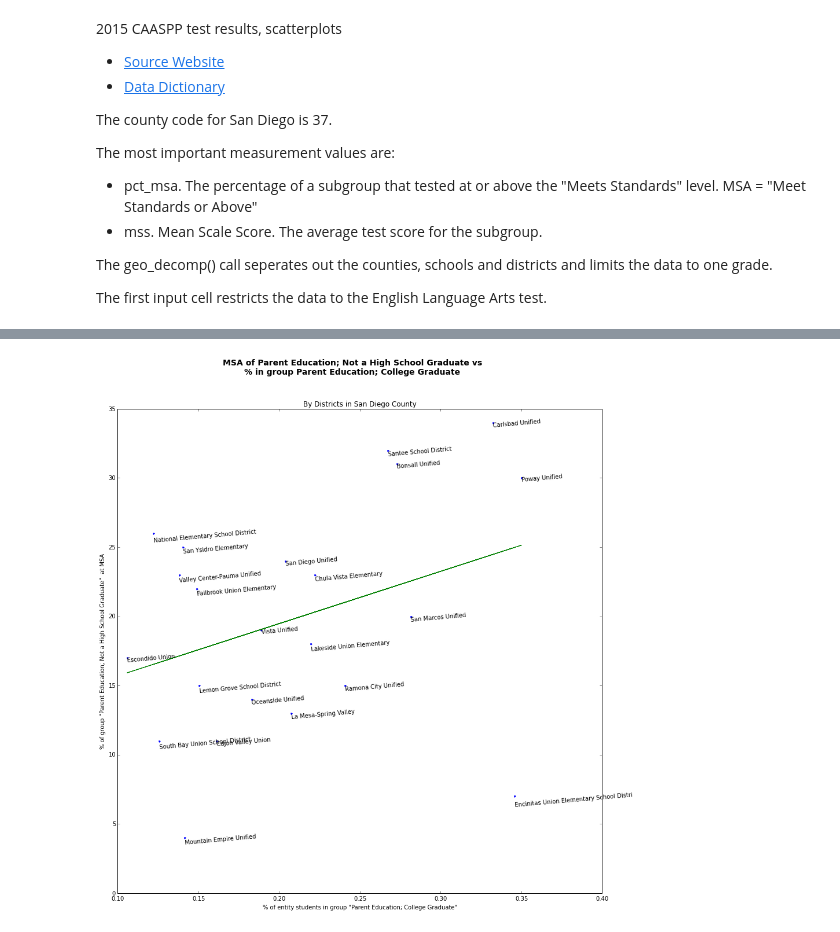
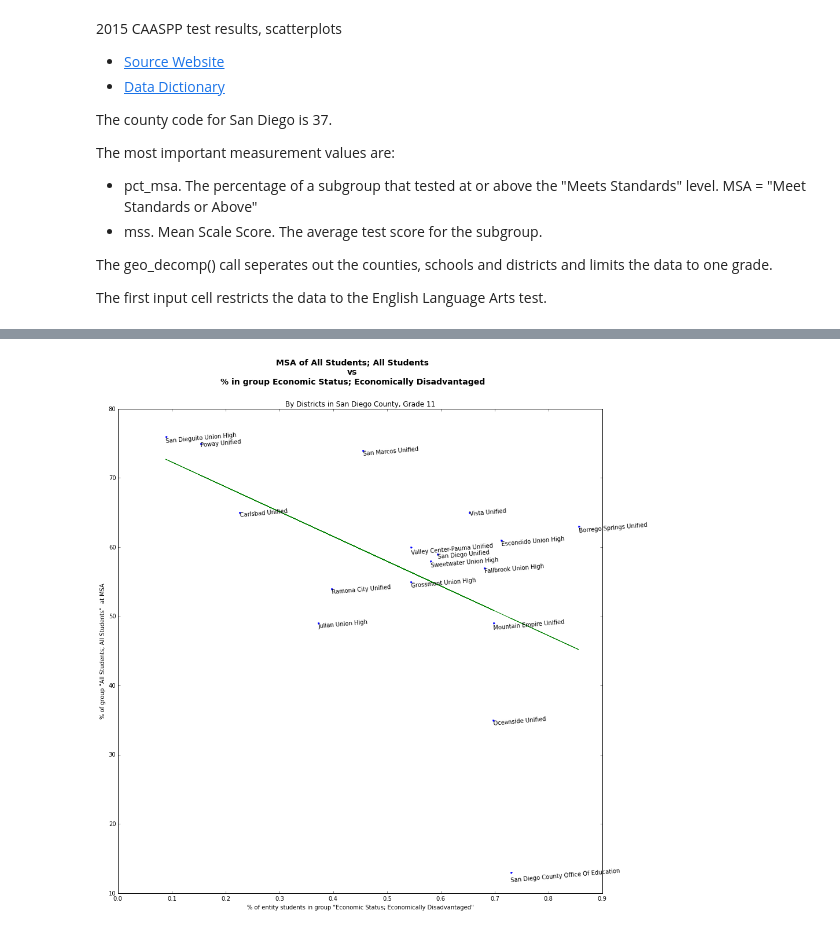
Before and after one commit to sandiegodata-projects/333-CAASPP, a Jupyter notebook: eric/Scatter.ipynb, the cells around one changed output, grey strips where cells are left out. Saved outputs shown, nothing was run; the diff lists cells and outputs as text; code cells hidden in the pictures.

```diff
--- a/eric/Scatter.ipynb
+++ b/eric/Scatter.ipynb
@@ -171,4 +161,4 @@ fit_plot_sd_districts(91, 93) # College parent vs % HS parent
-# %%
-fit_plot_sd_districts(93, 90)
-# %% [output]
-[figure, removed]
+# %%
+fit_plot_sd_districts( 11, 31, 1)
+# %% [output]
+[figure, added]
```
Also changed, not shown: parts of 7 cells of this notebook.
